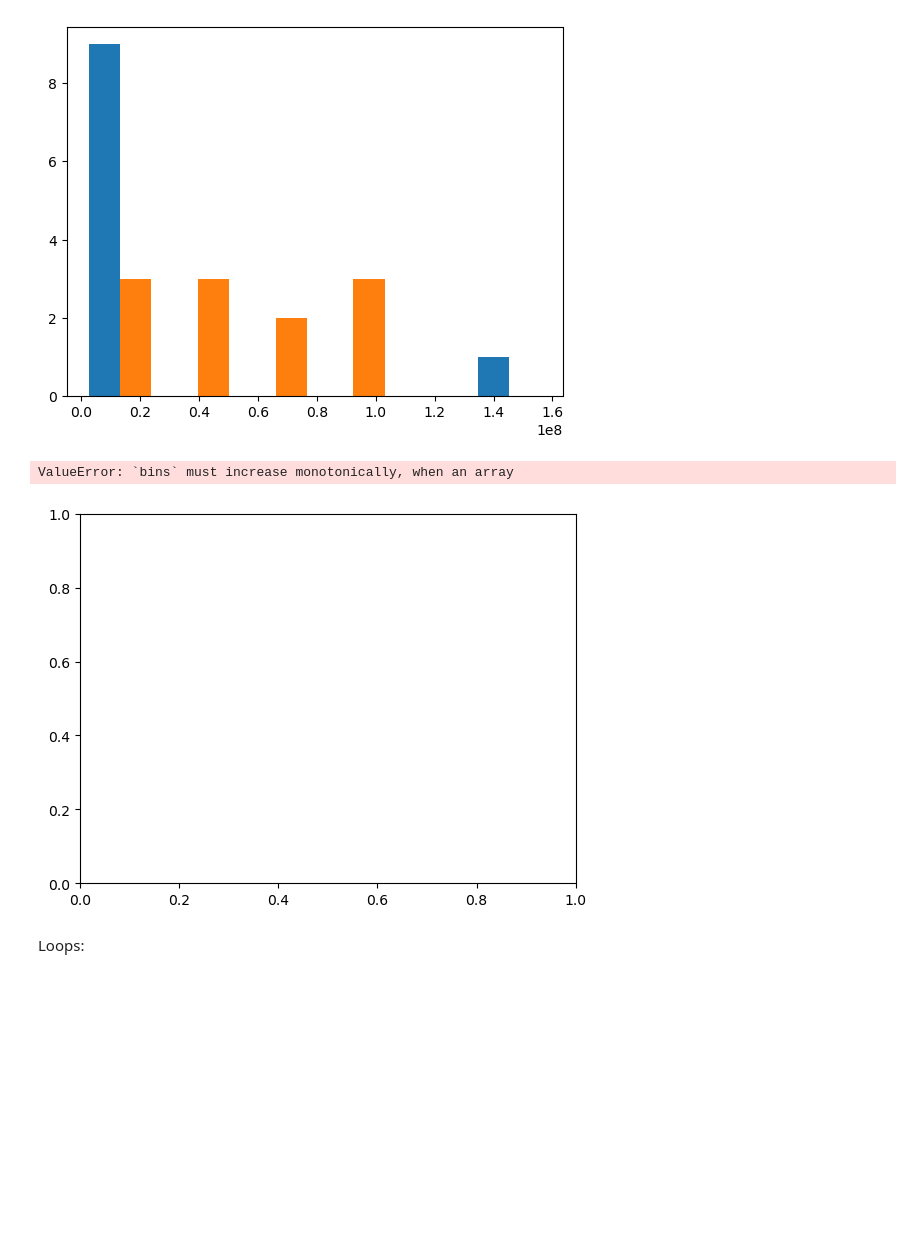
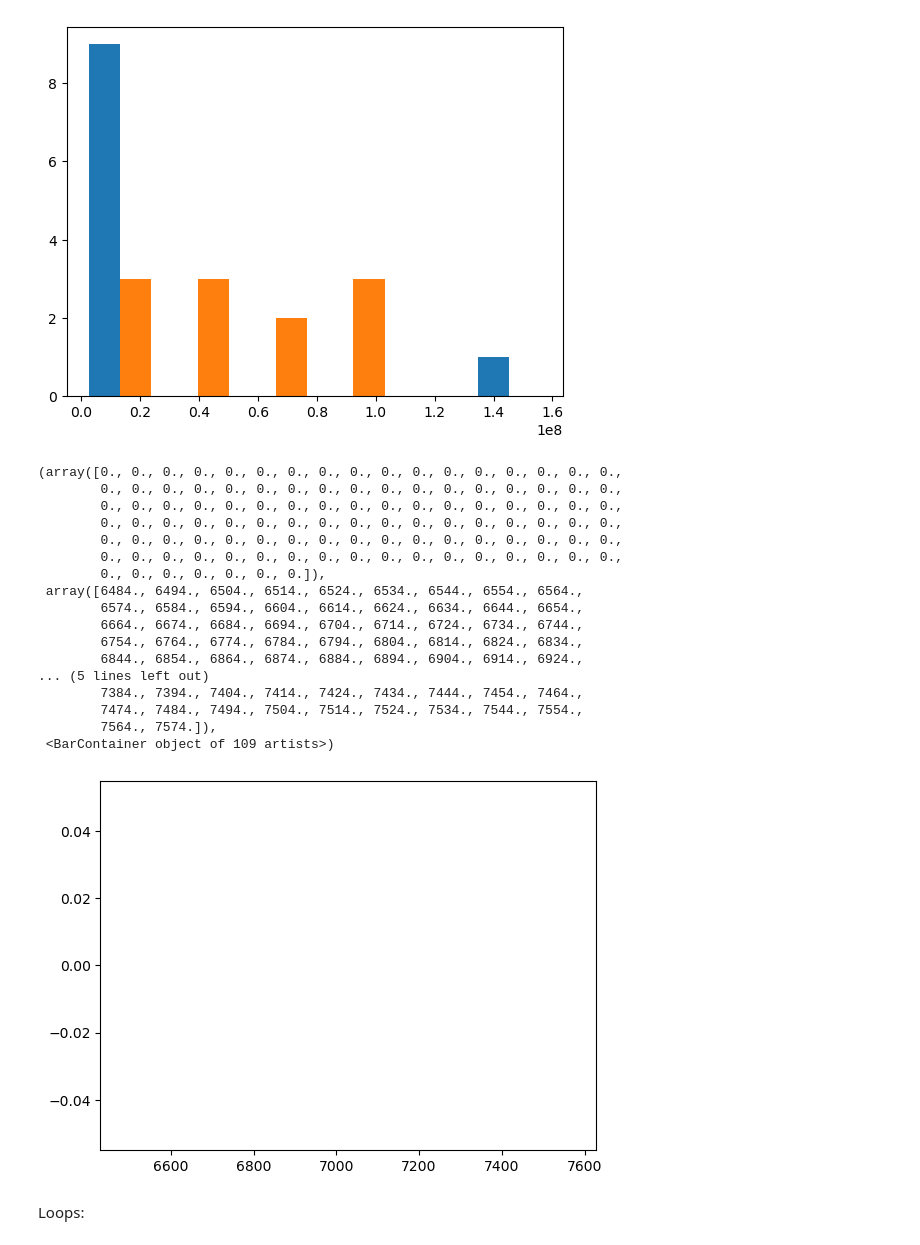
Before and after one commit to Eli8131/First_Project_SE, a Jupyter notebook: Histogram.ipynb, the cells around one changed output. Drawn from its saved outputs; the diff is of its cells as text; code cells hidden in the pictures; blank space fills up the shorter version.

Commit message:
cannot get around memory allocation error

```diff
--- a/Histogram.ipynb
+++ b/Histogram.ipynb
@@ -105,12 +105,28 @@ a = np.histogram(ds.vn, 100, (-1, 1))
 # %%
 bin1 = datetime.date(1987, 10, 3)
 bin2 = datetime.date(1997, 10, 3)
 bins = rrule(HOURLY, dtstart = bin1, until = bin2)
-
-plt.hist(a, bins = ds.time )
+timebin = pd.date_range("1987-10-3", "1990-10-3", freq = '10D')
+plt.hist(ds.vn, bins = timebin )
 # %% [output]
-ValueError: `bins` must increase monotonically, when an array
+(array([0., 0., 0., 0., 0., 0., 0., 0., 0., 0., 0., 0., 0., 0., 0., 0., 0.,
+        0., 0., 0., 0., 0., 0., 0., 0., 0., 0., 0., 0., 0., 0., 0., 0., 0.,
+        0., 0., 0., 0., 0., 0., 0., 0., 0., 0., 0., 0., 0., 0., 0., 0., 0.,
+        0., 0., 0., 0., 0., 0., 0., 0., 0., 0., 0., 0., 0., 0., 0., 0., 0.,
+        0., 0., 0., 0., 0., 0., 0., 0., 0., 0., 0., 0., 0., 0., 0., 0., 0.,
+        0., 0., 0., 0., 0., 0., 0., 0., 0., 0., 0., 0., 0., 0., 0., 0., 0.,
+        0., 0., 0., 0., 0., 0., 0.]),
+ array([6484., 6494., 6504., 6514., 6524., 6534., 6544., 6554., 6564.,
+        6574., 6584., 6594., 6604., 6614., 6624., 6634., 6644., 6654.,
+        6664., 6674., 6684., 6694., 6704., 6714., 6724., 6734., 6744.,
+        6754., 6764., 6774., 6784., 6794., 6804., 6814., 6824., 6834.,
+        6844., 6854., 6864., 6874., 6884., 6894., 6904., 6914., 6924.,
+... (5 lines left out)
+        7384., 7394., 7404., 7414., 7424., 7434., 7444., 7454., 7464.,
+        7474., 7484., 7494., 7504., 7514., 7524., 7534., 7544., 7554.,
+        7564., 7574.]),
+ <BarContainer object of 109 artists>)
-[figure, old version]
+[figure, new version]
 # %% [markdown]
 Loops:
 # %%
```
